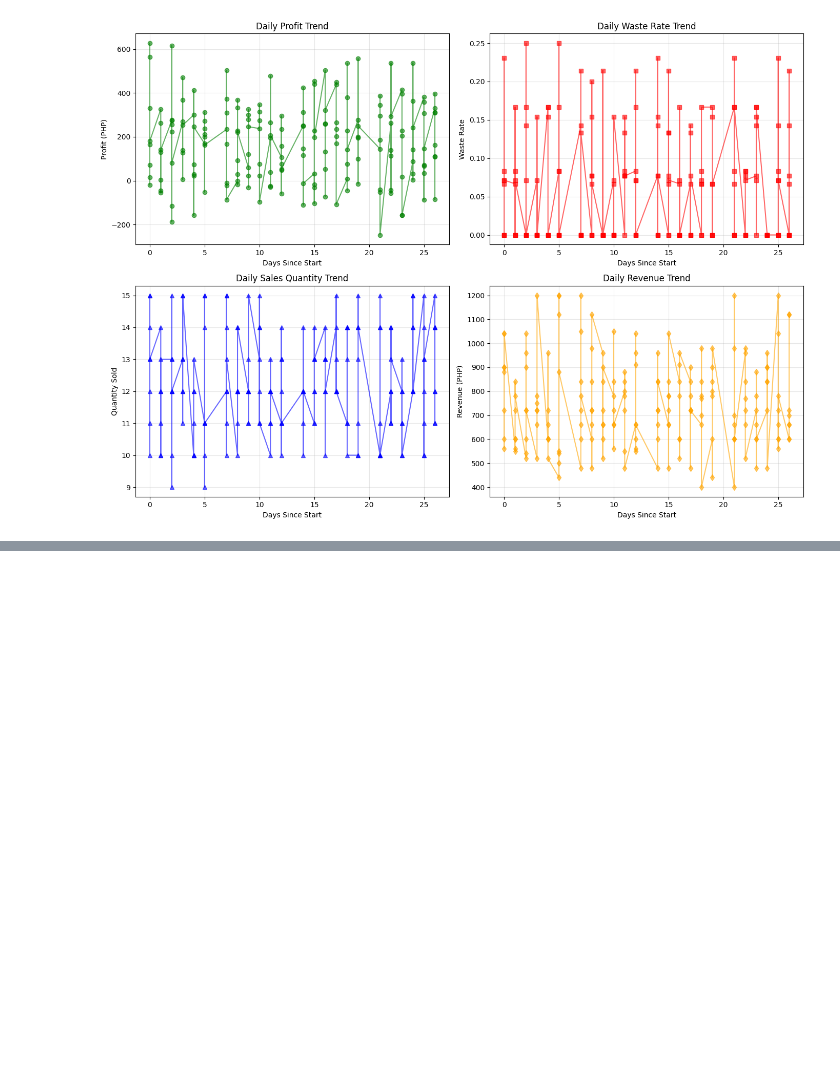
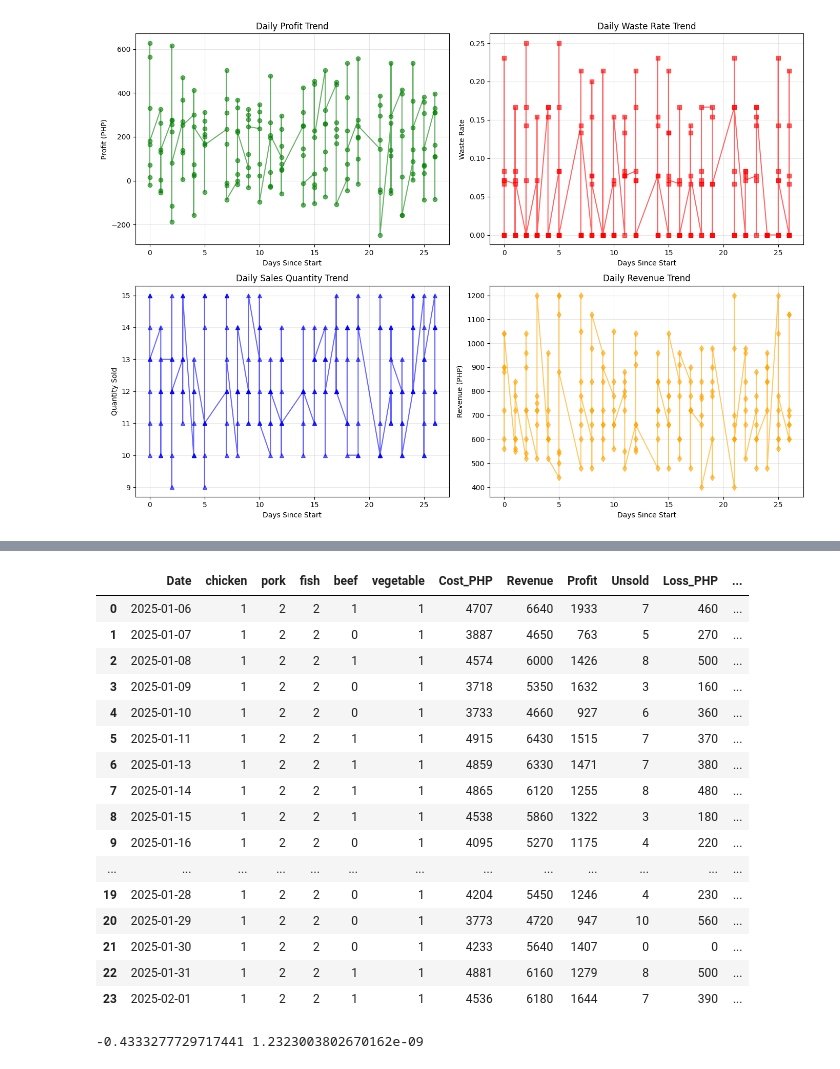
Before and after one commit to baldeoJV/CCDATS1L_PROJECT, a Jupyter notebook: datasci.ipynb, the cells around one changed output, grey strips where cells are left out. Saved outputs shown, nothing was run; the diff lists cells and outputs as text; code cells hidden in the pictures; blank space fills up the shorter version.

```diff
--- a/datasci.ipynb
+++ b/datasci.ipynb
@@ -699,0 +747,43 @@ plt.show()
+# %%
+stats_data.groupby('Date').agg(
+    chicken = ('is_chicken', 'sum'),
+    pork = ('is_pork', 'sum'),
+    fish = ('is_fish', 'sum'),
+    beef = ('is_beef', 'sum'),
+    vegetable = ('is_vegetable', 'sum'),
+    Cost_PHP=('Cost_PHP', 'sum'),
+    Revenue=('Revenue', 'sum'),
+    Profit=('Profit', 'sum'),
+    Unsold = ('Unsold', 'sum'),
+    Loss_PHP=('Price_PHP', lambda x: (x * data.loc[x.index, 'Unsold']).sum()),
+    Waste_Rate=('Waste_Rate', 'mean'),
+    Profit_Margin=('Profit_Margin', 'mean'),
+    Sell_Through_Rate=('Sell_Through_Rate', 'mean')
+).reset_index()
+# %% [output]
+|  | Date | chicken | pork | fish | beef | vegetable | Cost_PHP | Revenue | Profit | Unsold | Loss_PHP | ... |
+| 0 | 2025-01-06 | 1 | 2 | 2 | 1 | 1 | 4707 | 6640 | 1933 | 7 | 460 | ... |
+| 1 | 2025-01-07 | 1 | 2 | 2 | 0 | 1 | 3887 | 4650 | 763 | 5 | 270 | ... |
+| 2 | 2025-01-08 | 1 | 2 | 2 | 1 | 1 | 4574 | 6000 | 1426 | 8 | 500 | ... |
+| 3 | 2025-01-09 | 1 | 2 | 2 | 0 | 1 | 3718 | 5350 | 1632 | 3 | 160 | ... |
+| 4 | 2025-01-10 | 1 | 2 | 2 | 0 | 1 | 3733 | 4660 | 927 | 6 | 360 | ... |
+| 5 | 2025-01-11 | 1 | 2 | 2 | 1 | 1 | 4915 | 6430 | 1515 | 7 | 370 | ... |
+| 6 | 2025-01-13 | 1 | 2 | 2 | 1 | 1 | 4859 | 6330 | 1471 | 7 | 380 | ... |
+| 7 | 2025-01-14 | 1 | 2 | 2 | 1 | 1 | 4865 | 6120 | 1255 | 8 | 480 | ... |
+| 8 | 2025-01-15 | 1 | 2 | 2 | 1 | 1 | 4538 | 5860 | 1322 | 3 | 180 | ... |
+| 9 | 2025-01-16 | 1 | 2 | 2 | 0 | 1 | 4095 | 5270 | 1175 | 4 | 220 | ... |
+| ... | ... | ... | ... | ... | ... | ... | ... | ... | ... | ... | ... | ... |
+| 19 | 2025-01-28 | 1 | 2 | 2 | 0 | 1 | 4204 | 5450 | 1246 | 4 | 230 | ... |
+| 20 | 2025-01-29 | 1 | 2 | 2 | 0 | 1 | 3773 | 4720 | 947 | 10 | 560 | ... |
+| 21 | 2025-01-30 | 1 | 2 | 2 | 0 | 1 | 4233 | 5640 | 1407 | 0 | 0 | ... |
+| 22 | 2025-01-31 | 1 | 2 | 2 | 1 | 1 | 4881 | 6160 | 1279 | 8 | 500 | ... |
+| 23 | 2025-02-01 | 1 | 2 | 2 | 1 | 1 | 4536 | 6180 | 1644 | 7 | 390 | ... |
+# %%
+from scipy.stats import pearsonr
+
+corr, p = pearsonr(stats_data['is_chicken'],
+                   data['Profit'])
+
+print(corr, p)
+# %% [output]
+-0.4333277729717441 1.2323003802670162e-09
```
Also changed, not shown: parts of 8 cells of this notebook, 1 other file.
